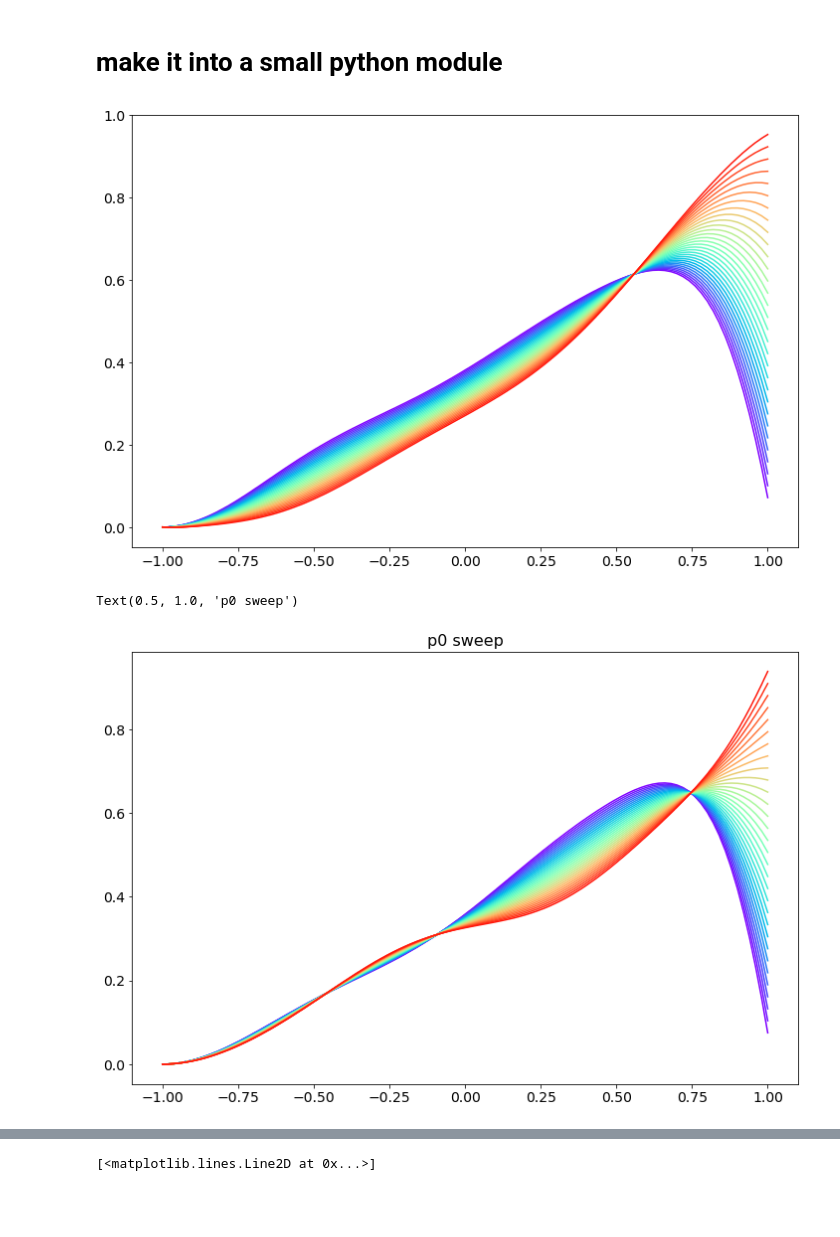
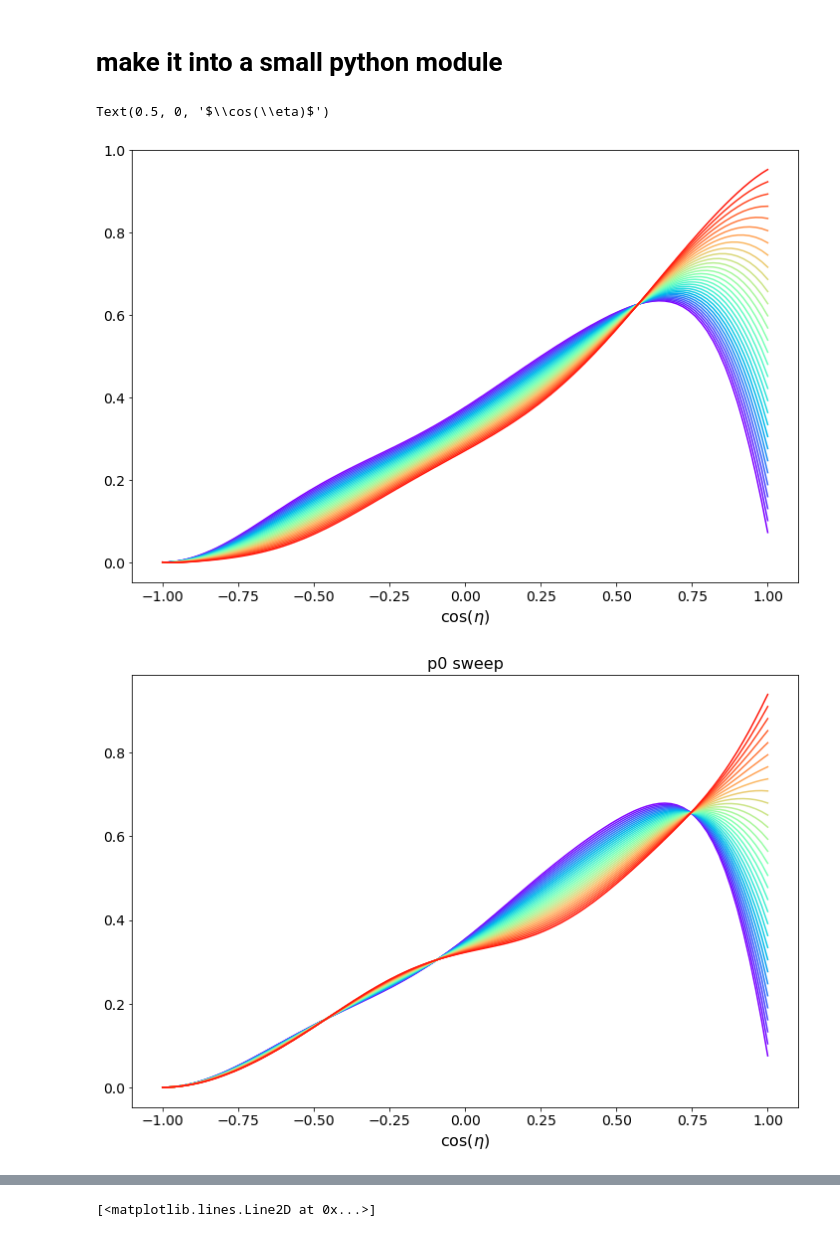
Before and after one commit to icecube/angular_acceptance, a Jupyter notebook: Angular_acceptance.ipynb, the cells around one changed output, grey strips where cells are left out. Saved outputs shown, nothing was run; the diff lists cells and outputs as text; code cells hidden in the pictures; blank space fills up the shorter version.

```diff
--- a/Angular_acceptance.ipynb
+++ b/Angular_acceptance.ipynb
@@ -303,7 +285,7 @@ fig.savefig('approx_new.png')
 # morph from one to another model
 Let's have some fun by morphing from dima to H2 in a couple intermediate steps
 # %%
-n = 10.
+n = 10
 
 m2 = 'baseline'
 m1 = 'h3-30cm'
@@ -321,7 +303,7 @@ for i in range(int(n)):
 plt.plot(xnew, models[m1], color=cmap(0.), label=m1)
 plt.plot(xnew, models[m2], color=cmap(1.), label=m2)
 plt.legend()
-plt.gca().set_xlabel(r'$\eta$')
+plt.gca().set_xlabel(r'$\cos(\eta)$')
 
 plt.savefig('morph.png')
 # %% [output]
@@ -422,23 +404,26 @@ with open('unified_angular_acceptance.py', 'w') as f:
 # %%
 from unified_angular_acceptance import angsens_poly
 from numpy.polynomial import polynomial
 N = 31
 eta = np.linspace(-1,1,101)
 for i, p in enumerate(zip(np.linspace(df['p0'].min(), df['p0'].max() ,N), np.linspace(df['p1'].min(),df['p1'].max(),N))):
     coef = angsens_poly(p)
     newf = polynomial.Polynomial(coef[1:])
     plt.plot(eta, newf(eta), c=cm.rainbow(i/N))
+plt.gca().set_xlabel(r'$\cos(\eta)$')
 # %% [output]
+Text(0.5, 0, '$\\cos(\\eta)$')
-[figure, old version]
+[figure, new version]
 # %%
 for i, p in enumerate(zip(np.linspace(df['p0'].min(), df['p0'].max(),N), np.linspace(df['p1'].mean(),df['p1'].mean(),N))):
     coef = angsens_poly(p)
     newf = polynomial.Polynomial(coef[1:])
     plt.plot(eta, newf(eta), c=cm.rainbow(i/N))
 plt.title('p0 sweep')
+plt.gca().set_xlabel(r'$\cos(\eta)$')
+plt.savefig('p0_sweep.png')
 # %% [output]
-Text(0.5, 1.0, 'p0 sweep')
-[figure, old version]
+[figure, new version]
 # %%
 for i, p in enumerate(zip(np.linspace(df['p0'].mean(), df['p0'].mean() ,N), np.linspace(df['p1'].min(),df['p1'].max(),N))):
     coef = angsens_poly(p)
```
Also changed, not shown: parts of 14 cells of this notebook.
